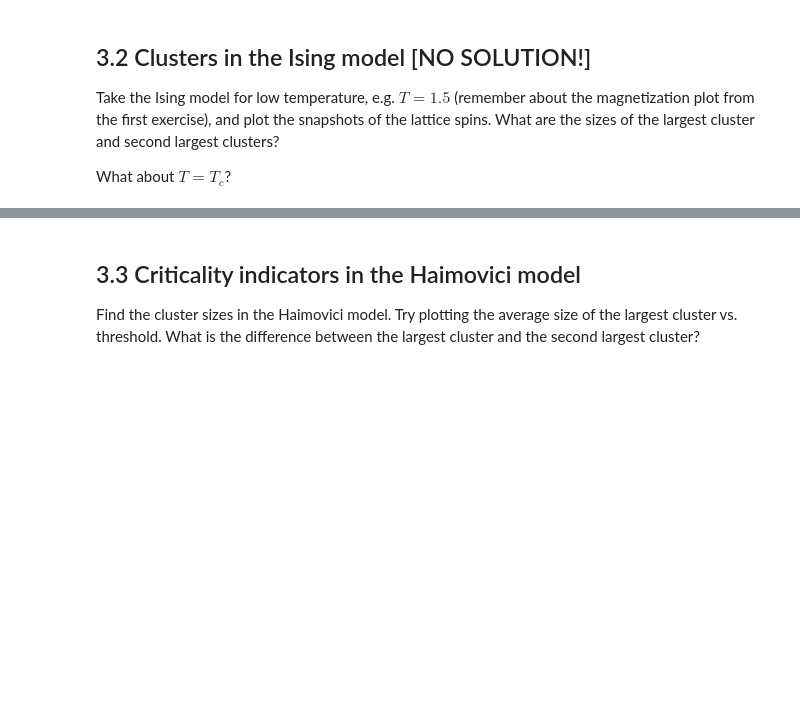
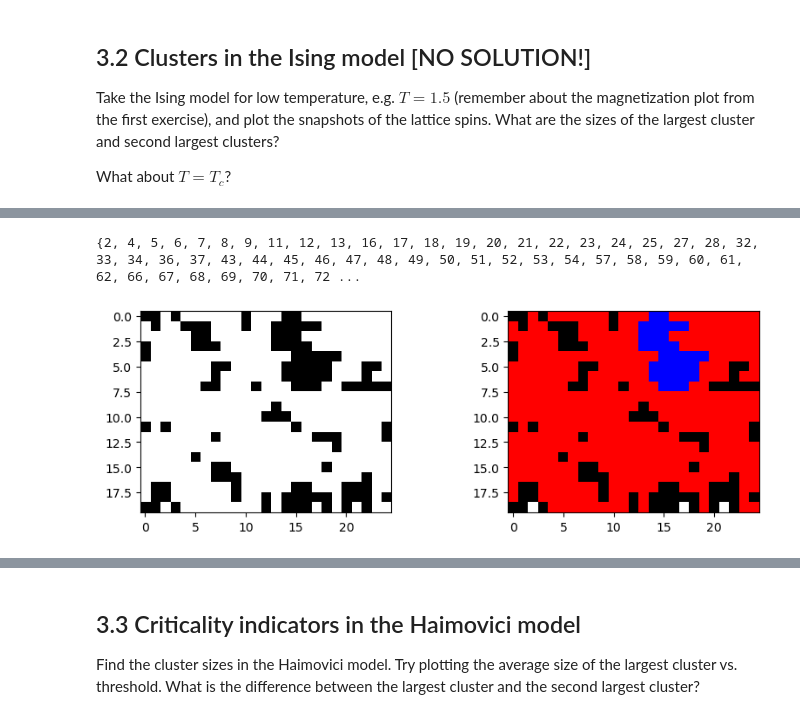
Before and after one commit to Mark-Kac-Center/cna2023-critical-brain, a Jupyter notebook: exercises_solution.ipynb, the cells around one changed output, grey strips where cells are left out. Drawn from its saved outputs; the diff is of its cells as text; code cells hidden in the pictures; blank space fills up the shorter version.

```diff
--- a/exercises_solution.ipynb
+++ b/exercises_solution.ipynb
@@ -489,0 +595,5 @@ fig.tight_layout()
+# %%
+plot_color_clusters(snapshots[10,:,:,100],network)
+# %% [output]
+{2, 4, 5, 6, 7, 8, 9, 11, 12, 13, 16, 17, 18, 19, 20, 21, 22, 23, 24, 25, 27, 28, 32, 33, 34, 36, 37, 43, 44, 45, 46, 47, 48, 49, 50, 51, 52, 53, 54, 57, 58, 59, 60, 61, 62, 66, 67, 68, 69, 70, 71, 72 ...
+[figure, added]
```
Also changed, not shown: parts of 11 cells of this notebook, 3 other files.
